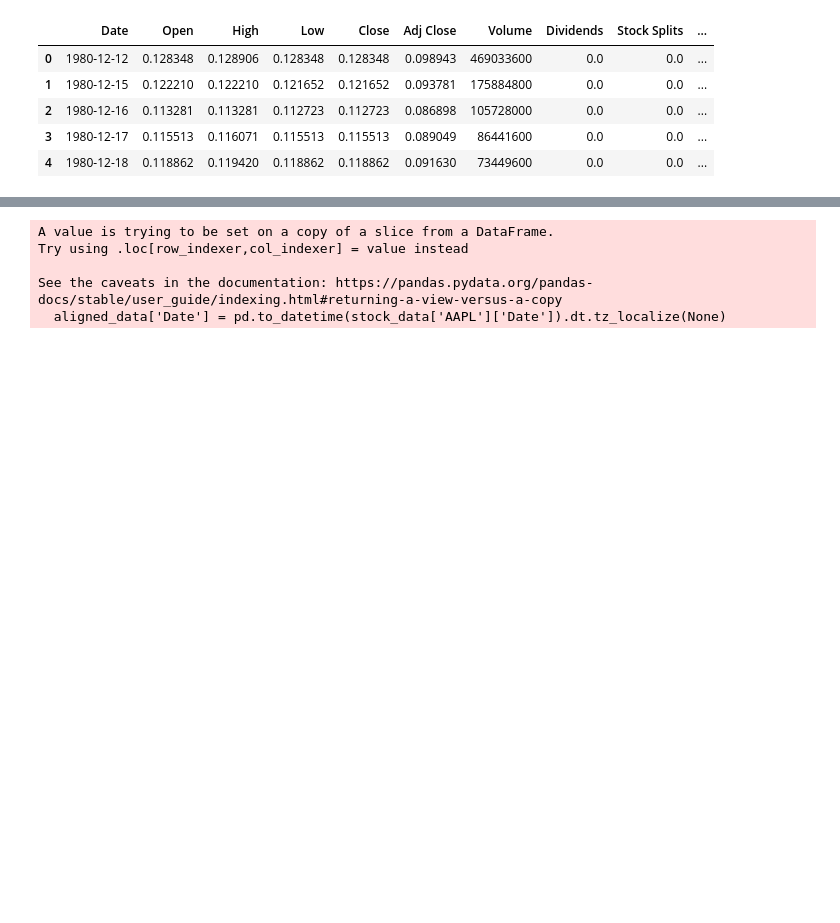
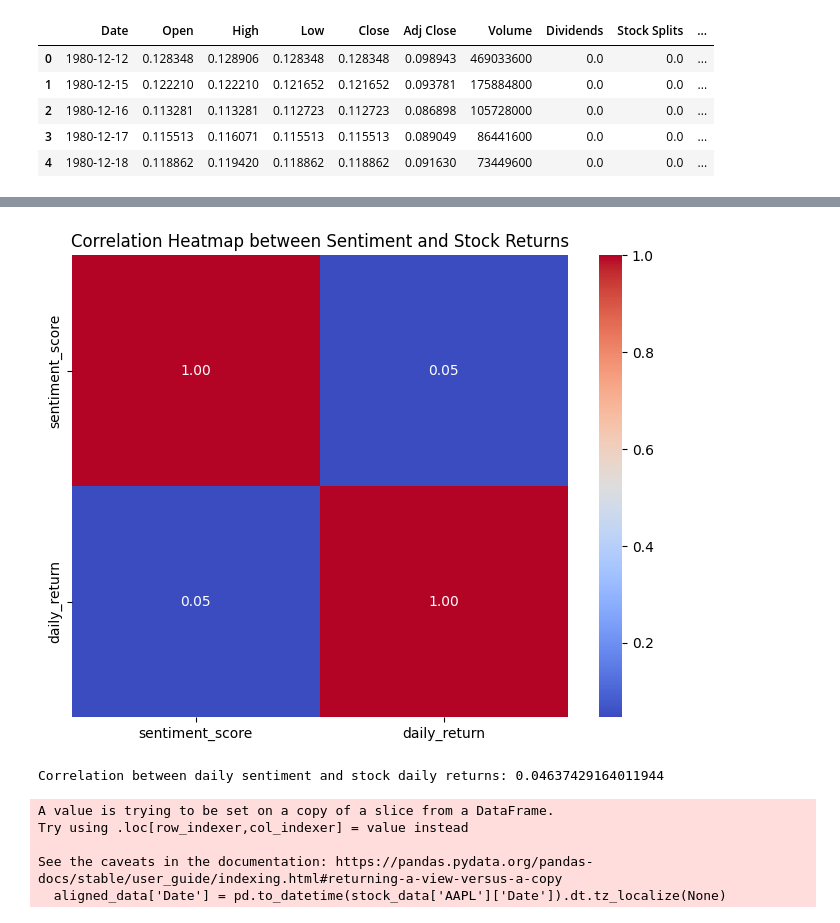
Before and after one commit to amannnnnyyyy/Stock-Price-Prediction, a Jupyter notebook: notebooks/analysis.ipynb, the cells around one changed output, grey strips where cells are left out. Saved outputs shown, nothing was run; the diff lists cells and outputs as text; code cells hidden in the pictures; blank space fills up the shorter version.

```diff
--- a/notebooks/analysis.ipynb
+++ b/notebooks/analysis.ipynb
@@ -806,0 +803,3 @@ daily_sentiment.head()
+# %%
+daily_sentiment['date'] = pd.to_datetime(daily_sentiment['date'])
+stock_data['AAPL']['Date'] = pd.to_datetime(stock_data['AAPL']['Date'])
@@ -806,0 +808,2 @@ daily_sentiment.head()
+# %%
+final_df.dropna(inplace=True)
@@ -806,0 +813,14 @@ daily_sentiment.head()
+# %%
+import seaborn as sns
+correlation_matrix = final_df[['sentiment_score', 'daily_return']].corr()
+plt.figure(figsize=(8, 6))
+sns.heatmap(correlation_matrix, annot=True, cmap='coolwarm', fmt=".2f", cbar=True)
+plt.title('Correlation Heatmap between Sentiment and Stock Returns')
+plt.show()
+# %% [output]
+[figure, added]
+# %%
+
+print(f"Correlation between daily sentiment and stock daily returns: {correlation}")
+# %% [output]
+Correlation between daily sentiment and stock daily returns: 0.04637429164011944
```
Also changed, not shown: parts of 6 cells of this notebook, 1 other file.
